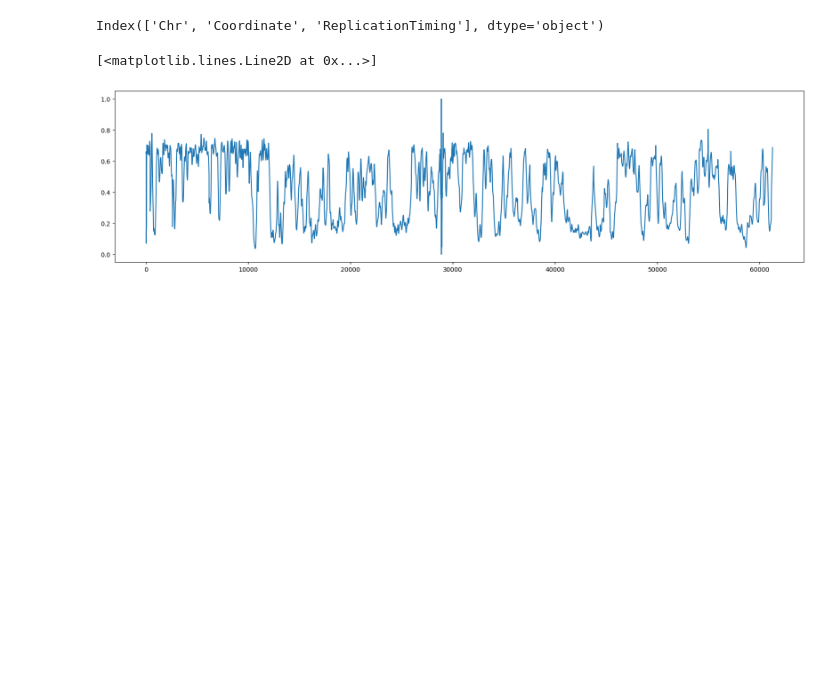
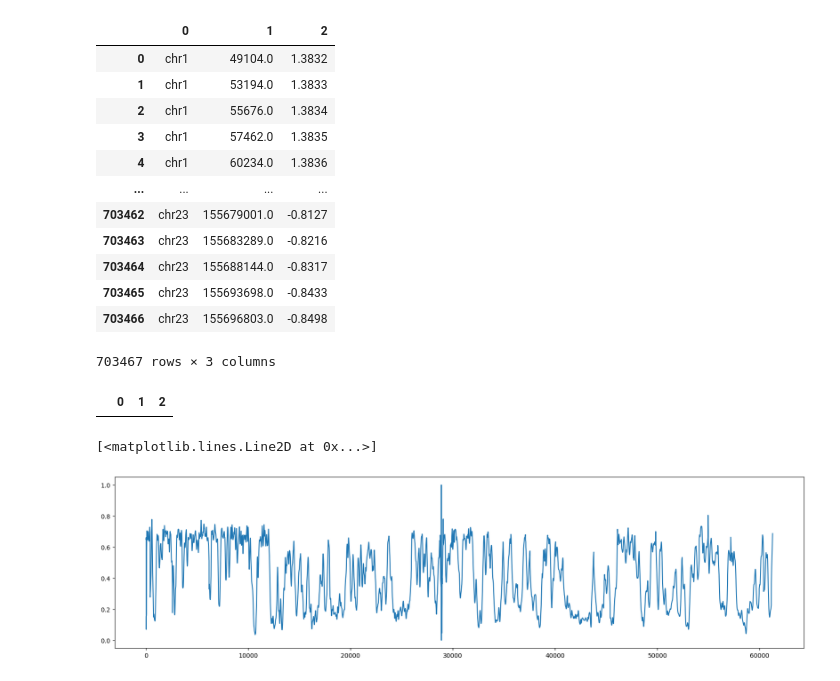
Before and after one commit to SFGLab/RepliSage, a Jupyter notebook: jupies/Replication Timing Curves.ipynb, the cells around one changed output. Drawn from its saved outputs; the diff is of its cells as text; code cells hidden in the pictures; blank space fills up the shorter version.

Commit message:
Replikator works with classic replication timing as well.

```diff
--- a/jupies/Replication Timing Curves.ipynb
+++ b/jupies/Replication Timing Curves.ipynb
@@ -4,13 +4,49 @@ import numpy as np
 import matplotlib.pyplot as plt
 from matplotlib.pyplot import figure
 # %%
-rep_df = pd.read_csv('/home/blackpianocat/Data/Replication/timing/humans/A2780_hg38_smoothed.txt',sep='\t')
+rep_df = pd.read_csv('/home/skorsak/Data/Replication/timing/humans/A2780_hg38_smoothed.txt',sep='\t')
 rep_df = rep_df.fillna(0)
-# %%
-rep_df.columns = rep_df.columns.str.replace(' ', '')
-rep_df.columns
-# %% [output]
-Index(['Chr', 'Coordinate', 'ReplicationTiming'], dtype='object')
+# %%
+def sanitize_chr_dataframe(df):
+    """
+    Takes a pandas DataFrame and checks whether the first column header looks like 'Chr', 'chrom', etc.
+    If so, the header row is discarded and column names are reset to integers: 0, 1, 2, ...
+    """
+    chr_like = ['chr', 'chrom', 'chromosome']
+
+    # Get the first column header, normalized
+    first_col = str(df.columns[0]).strip().lower()
+
+    if any(first_col.startswith(prefix) for prefix in chr_like):
+        # Header is present, so remove the first row and reset index
+        df = df.drop(index=0).reset_index(drop=True)
+
+    # Rename all columns to integers
+    df.columns = range(df.shape[1])
+
+    return df
+
+rep_df = sanitize_chr_dataframe(rep_df)
+rep_df[0] = 'chr'+rep_df[0].astype(str)
+rep_df
+# %% [output]
+|  | 0 | 1 | 2 |
+| 0 | chr1 | 49104.0 | 1.3832 |
+| 1 | chr1 | 53194.0 | 1.3833 |
+| 2 | chr1 | 55676.0 | 1.3834 |
+| 3 | chr1 | 57462.0 | 1.3835 |
+| 4 | chr1 | 60234.0 | 1.3836 |
+| ... | ... | ... | ... |
+| 703462 | chr23 | 155679001.0 | -0.8127 |
+| 703463 | chr23 | 155683289.0 | -0.8216 |
+| 703464 | chr23 | 155688144.0 | -0.8317 |
+| 703465 | chr23 | 155693698.0 | -0.8433 |
+| 703466 | chr23 | 155696803.0 | -0.8498 |
+703467 rows × 3 columns
+# %%
+rep_df[rep_df[0]==chrom]
+# %% [output]
+|  | 0 | 1 | 2 |
 # %%
 chrom = 1
 # %%
```
Also changed, not shown: parts of 3 cells of this notebook, 6 other files.
